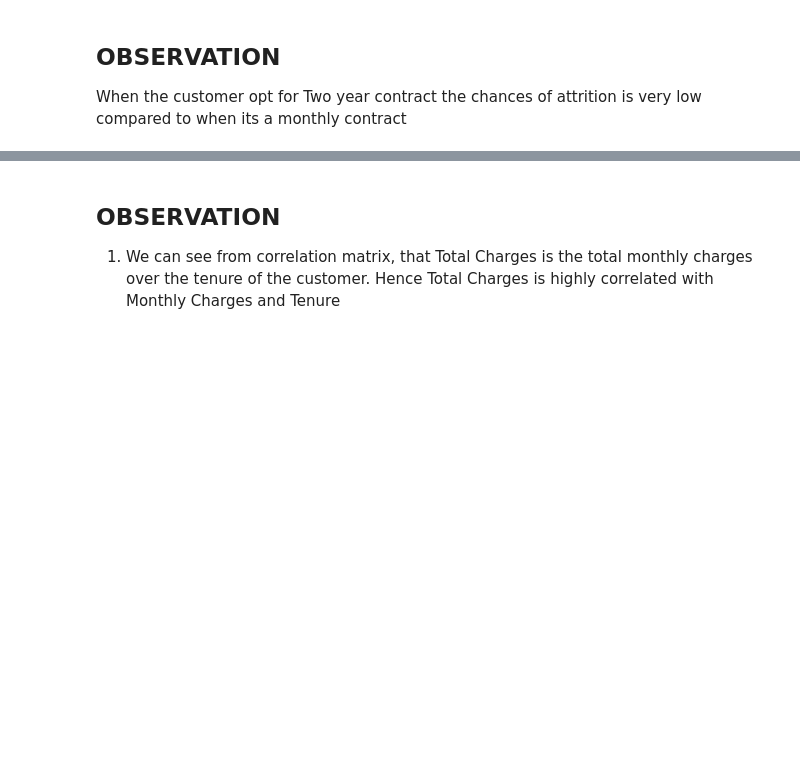
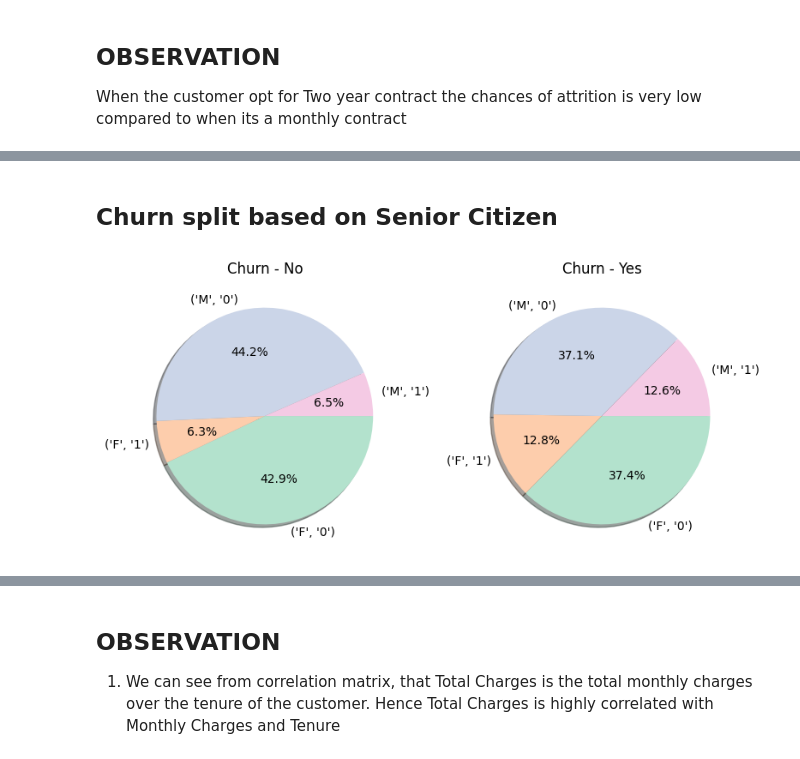
Before and after one commit to Theveetha/Telecom_Churn_Prediction, a Jupyter notebook: Telecom_Churn_Prediction.ipynb, the cells around one changed output, grey strips where cells are left out. Saved outputs shown, nothing was run; the diff lists cells and outputs as text; code cells hidden in the pictures; blank space fills up the shorter version.

```diff
--- a/Telecom_Churn_Prediction.ipynb
+++ b/Telecom_Churn_Prediction.ipynb
@@ -462 +499,19 @@ When the customer opt for Two year contract the chances of attrition is very low
+# %% [markdown]
+## **Churn split based on Senior Citizen**
+# %%
+target_count = data.groupby(['gender','SeniorCitizen','Churn']).size().unstack()
+contract_labels = target_count.index.tolist()
+
+fig, axes = plt.subplots(nrows=1,ncols=2,figsize=(8,8))
+
+colors = sns.color_palette('Pastel2')
+axes[0].pie(target_count['N'],labels=contract_labels,colors=colors,autopct='%0.1f%%',shadow=True,counterclock=False)
+axes[0].set_title('Churn - No')
+axes[1].pie(target_count['Y'],labels=contract_labels,colors=colors,autopct='%0.1f%%',shadow=True,counterclock=False)
+axes[1].set_title('Churn - Yes')
+
+plt.tight_layout()
+plt.show()
+# %% [output]
+[figure, added]
 # %% [markdown]
```
Also changed, not shown: parts of 60 cells of this notebook.
